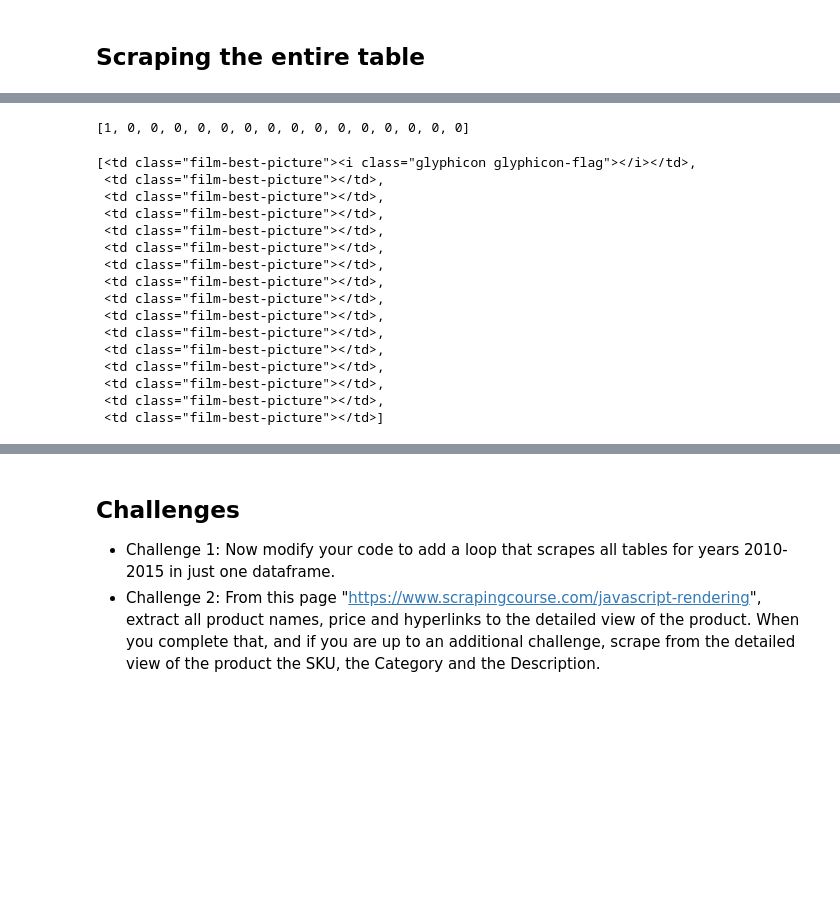
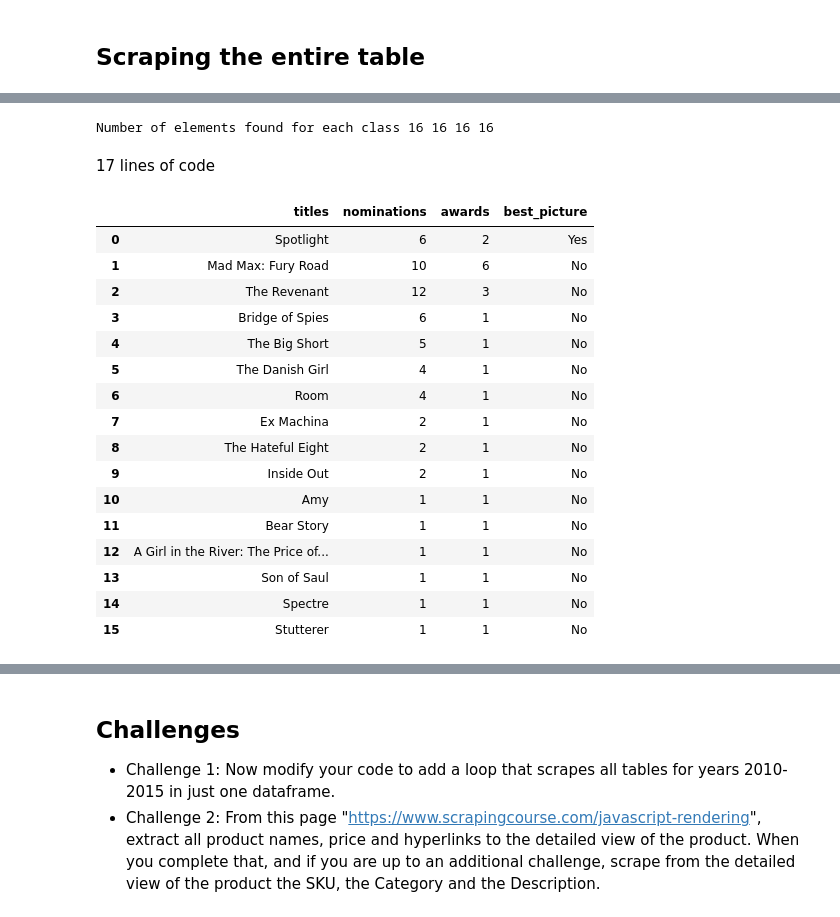
Before and after one commit to josenino95/web-scraping-python, a Jupyter notebook: notebooks/ep3.ipynb, the cells around one changed output, grey strips where cells are left out. Drawn from its saved outputs; the diff is of its cells as text; code cells hidden in the pictures; blank space fills up the shorter version.

```diff
--- a/notebooks/ep3.ipynb
+++ b/notebooks/ep3.ipynb
@@ -49,3 +53,3 @@ sleep(3)
 # %%
-html = driver.page_source
+html_2015 = driver.page_source
 driver.quit()
@@ -52,5 +58,5 @@ driver.quit()
 # %%
-soup = BeautifulSoup(html, 'html.parser')
+soup = BeautifulSoup(html_2015, 'html.parser')
 # %%
 print(soup.prettify())
 # %% [output]
@@ -80 +125,53 @@ soup.find(class_='film-title').get_text()
+# %%
+# Using the same methods we've used until now to extract table data
+# This data should be easier to extract as each `<td>` has a unique 'class' attribute that will let us extract the entire column at once using the `.find_all()` method, instead of looping over rows
+# Get the elements, but form this we will need to extract the text
+titles_result = soup.find_all(class_="film-title")
+nominations_result = soup.find_all(class_="film-nominations")
+awards_result = soup.find_all(class_="film-awards")
+best_picture_result = soup.find_all(class_="film-best-picture")
+
+# Check that the same number of rows where extracted for all columns
+print("Number of elements found for each class", len(titles_result), len(titles_result), len(titles_result), len(titles_result))
+
+
+# They all have 16 rows, so we can continue and make a table with this data
+list_movies = []
+for item in range(len(titles_result)):
+    dict_movies = {}
+    dict_movies["titles"] = titles_result[item].get_text()
+    dict_movies["nominations"] = nominations_result[item].get_text()
+    dict_movies["awards"] = awards_result[item].get_text()
+    if best_picture_result[item].find("i") == None:
+        bp_value = "No"
+    else:
+        bp_value = "Yes"
+    dict_movies['best_picture'] = bp_value
+    list_movies.append(dict_movies)
+
+movies_2015 = pd.DataFrame(list_movies)
+# %% [output]
+Number of elements found for each class 16 16 16 16
+# %% [markdown]
+17 lines of code
+# %%
+movies_2015
+# %% [output]
+|  | titles | nominations | awards | best_picture |
+| 0 | Spotlight | 6 | 2 | Yes |
+| 1 | Mad Max: Fury Road | 10 | 6 | No |
+| 2 | The Revenant | 12 | 3 | No |
+| 3 | Bridge of Spies | 6 | 1 | No |
+| 4 | The Big Short | 5 | 1 | No |
+| 5 | The Danish Girl | 4 | 1 | No |
+| 6 | Room | 4 | 1 | No |
+| 7 | Ex Machina | 2 | 1 | No |
+| 8 | The Hateful Eight | 2 | 1 | No |
+| 9 | Inside Out | 2 | 1 | No |
+| 10 | Amy | 1 | 1 | No |
+| 11 | Bear Story | 1 | 1 | No |
+| 12 | A Girl in the River: The Price of... | 1 | 1 | No |
+| 13 | Son of Saul | 1 | 1 | No |
+| 14 | Spectre | 1 | 1 | No |
+| 15 | Stutterer | 1 | 1 | No |
 # %%
@@ -85,23 +184,0 @@ best_picture = [1 if elem.find("i") else 0 for elem in soup.find_all(class_="fil
-# %%
-best_picture
-# %% [output]
-[1, 0, 0, 0, 0, 0, 0, 0, 0, 0, 0, 0, 0, 0, 0, 0]
-# %%
-soup.find_all(class_="film-best-picture")
-# %% [output]
-[<td class="film-best-picture"><i class="glyphicon glyphicon-flag"></i></td>,
- <td class="film-best-picture"></td>,
- <td class="film-best-picture"></td>,
- <td class="film-best-picture"></td>,
- <td class="film-best-picture"></td>,
- <td class="film-best-picture"></td>,
- <td class="film-best-picture"></td>,
- <td class="film-best-picture"></td>,
- <td class="film-best-picture"></td>,
- <td class="film-best-picture"></td>,
- <td class="film-best-picture"></td>,
- <td class="film-best-picture"></td>,
- <td class="film-best-picture"></td>,
- <td class="film-best-picture"></td>,
- <td class="film-best-picture"></td>,
- <td class="film-best-picture"></td>]
```
Also changed, not shown: parts of 12 cells of this notebook.
